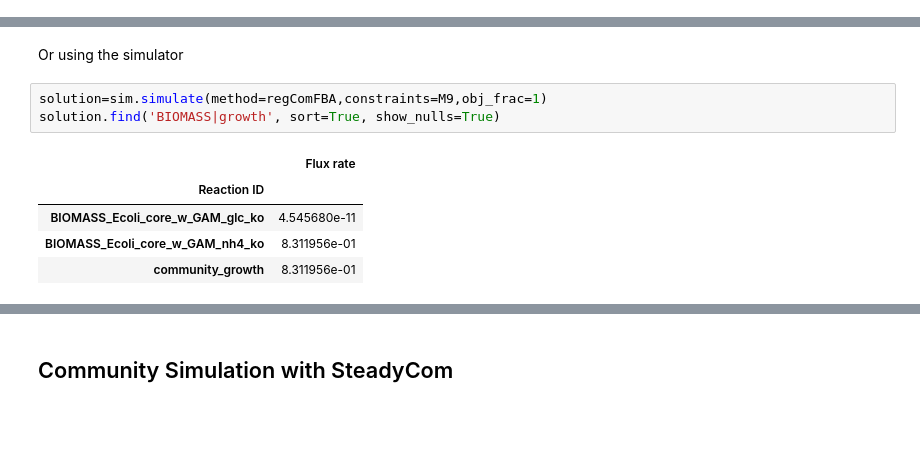
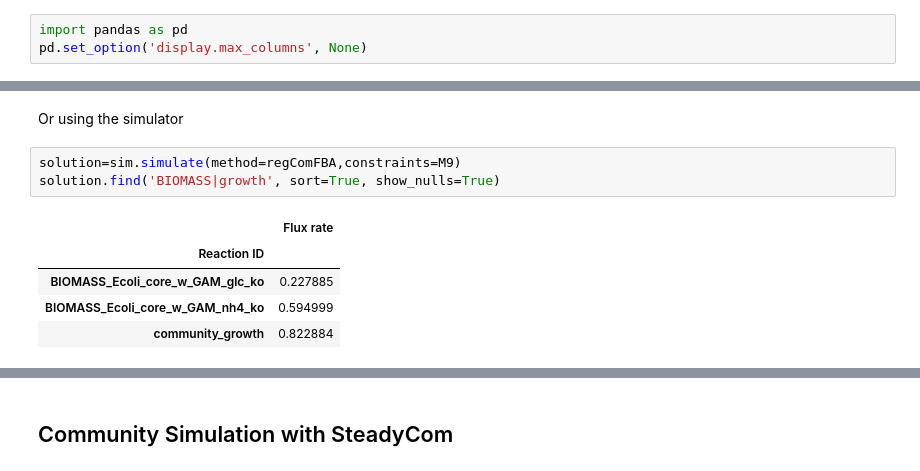
Before and after one commit to vmspereira/MEWpy, a Jupyter notebook: examples/08-community.ipynb, the cells around one changed output, grey strips where cells are left out. Drawn from its saved outputs; the diff is of its cells as text; blank space fills up the shorter version.

```diff
--- a/examples/08-community.ipynb
+++ b/examples/08-community.ipynb
@@ -42,3 +42,6 @@ Available EAs: GA NSGAII NSGAIII SA SPEA2
+# %%
+import pandas as pd
+pd.set_option('display.max_columns', None)
 # %% [markdown]
 ### Run in Google colab
 
@@ -267,11 +305,11 @@ solution.find('BIOMASS|growth', sort=True, show_nulls=True)
 # %% [markdown]
 Or using the simulator
 # %%
-solution=sim.simulate(method=regComFBA,constraints=M9,obj_frac=1)
+solution=sim.simulate(method=regComFBA,constraints=M9)
 solution.find('BIOMASS|growth', sort=True, show_nulls=True)
 # %% [output]
 |  | Flux rate |
 | Reaction ID |  |
-| BIOMASS_Ecoli_core_w_GAM_glc_ko | 4.545680e-11 |
-| BIOMASS_Ecoli_core_w_GAM_nh4_ko | 8.311956e-01 |
-| community_growth | 8.311956e-01 |
+| BIOMASS_Ecoli_core_w_GAM_glc_ko | 0.227885 |
+| BIOMASS_Ecoli_core_w_GAM_nh4_ko | 0.594999 |
+| community_growth | 0.822884 |
```
Also changed, not shown: parts of 14 cells of this notebook, 1 other file.
